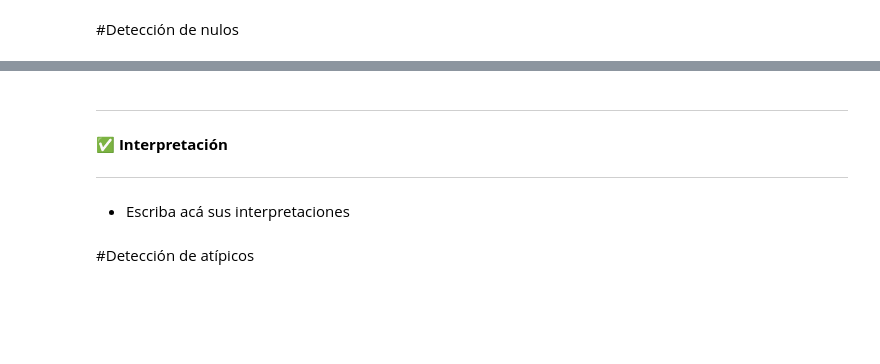
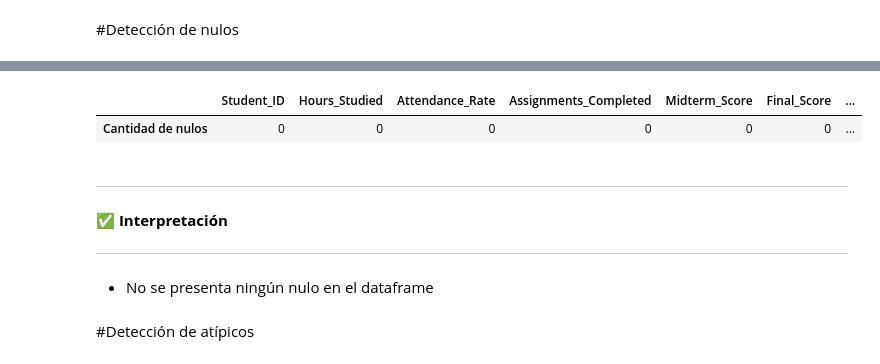
Before and after one commit to kotonitro/Inteligencia_Artificial_UBB, a Jupyter notebook: 620454_Base_Evaluacion_1_AnalisisExploratorio.ipynb, the cells around one changed output, grey strips where cells are left out. Drawn from its saved outputs; the diff is of its cells as text; code cells hidden in the pictures; blank space fills up the shorter version.

```diff
--- a/620454_Base_Evaluacion_1_AnalisisExploratorio.ipynb
+++ b/620454_Base_Evaluacion_1_AnalisisExploratorio.ipynb
@@ -156,9 +148,14 @@ dtype: int64
-# %% [markdown]
----
-✅ **Interpretación**
-
----
-
-+ Escriba acá sus interpretaciones
+# %%
+pd.DataFrame(data_frame.isnull().sum(), columns=["Cantidad de nulos"]).T
+# %% [output]
+|  | Student_ID | Hours_Studied | Attendance_Rate | Assignments_Completed | Midterm_Score | Final_Score | ... |
+| Cantidad de nulos | 0 | 0 | 0 | 0 | 0 | 0 | ... |
+# %% [markdown]
+---
+✅ **Interpretación**
+
+---
+
++ No se presenta ningún nulo en el dataframe
 # %% [markdown]
 #Detección de atípicos
```
Also changed, not shown: parts of 12 cells of this notebook.
